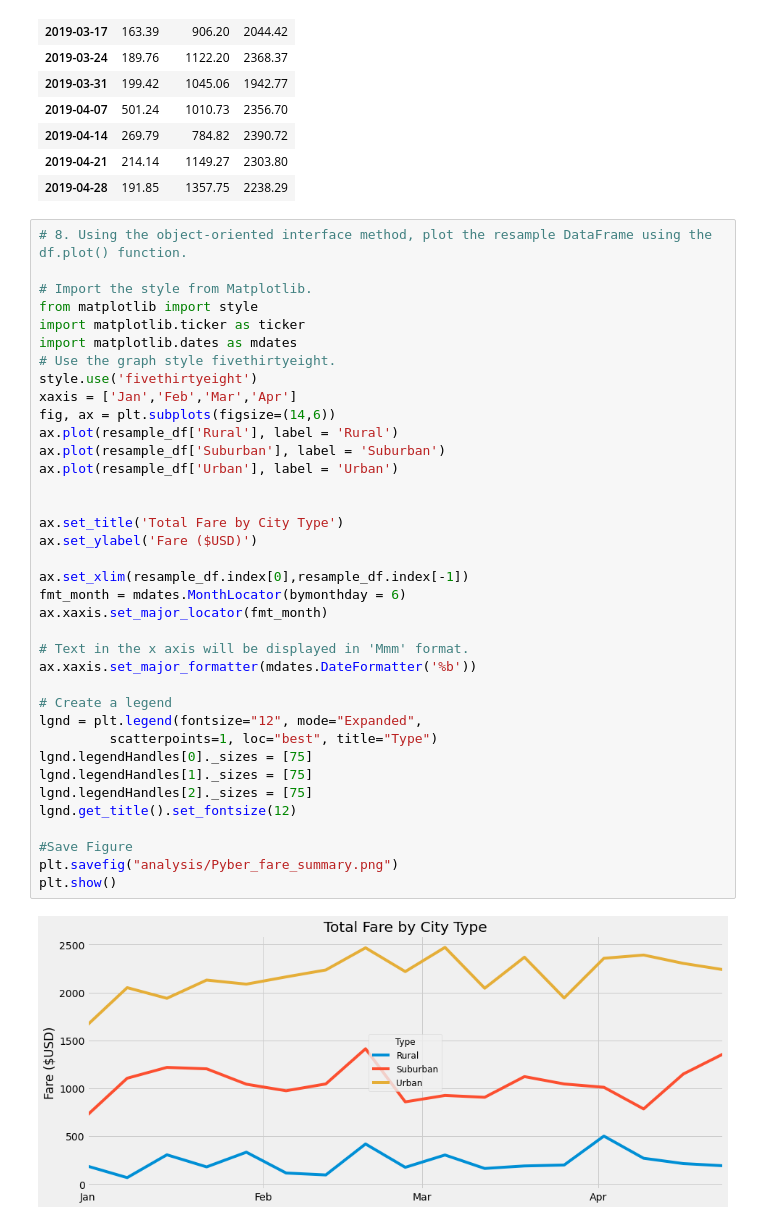
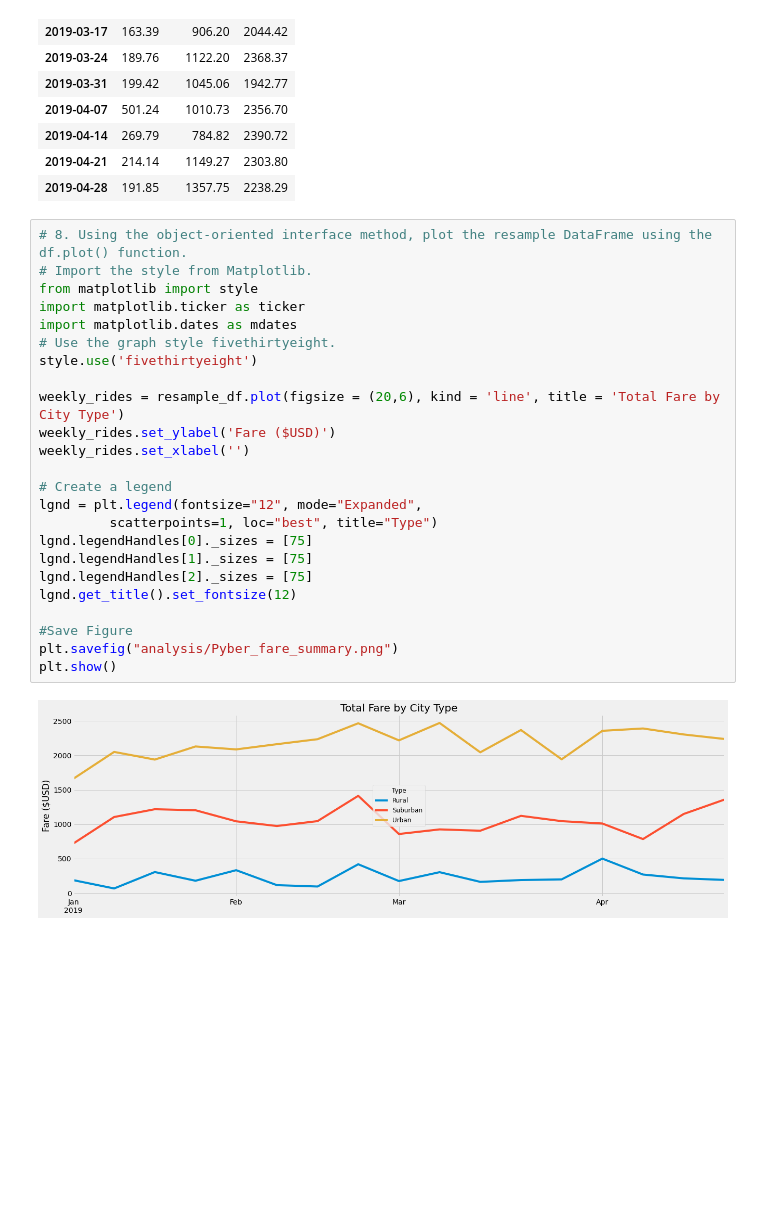
Before and after one commit to DibbleJ/PyBer_Analysis, a Jupyter notebook: PyBer_Challenge.ipynb, the cells around one changed output. Drawn from its saved outputs; the diff is of its cells as text; blank space fills up the shorter version.

Commit message:
Improvement of Final Line Graph

```diff
--- a/PyBer_Challenge.ipynb
+++ b/PyBer_Challenge.ipynb
@@ -192,40 +192,27 @@ resample_df
 | 2019-04-28 | 191.85 | 1357.75 | 2238.29 |
 # %%
 # 8. Using the object-oriented interface method, plot the resample DataFrame using the df.plot() function.
-
 # Import the style from Matplotlib.
 from matplotlib import style
 import matplotlib.ticker as ticker
 import matplotlib.dates as mdates
 # Use the graph style fivethirtyeight.
 style.use('fivethirtyeight')
-xaxis = ['Jan','Feb','Mar','Apr']
-fig, ax = plt.subplots(figsize=(14,6))
-ax.plot(resample_df['Rural'], label = 'Rural')
-ax.plot(resample_df['Suburban'], label = 'Suburban')
-ax.plot(resample_df['Urban'], label = 'Urban')
 
-
-ax.set_title('Total Fare by City Type')
-ax.set_ylabel('Fare ($USD)')
-
-ax.set_xlim(resample_df.index[0],resample_df.index[-1])
-fmt_month = mdates.MonthLocator(bymonthday = 6)
-ax.xaxis.set_major_locator(fmt_month)
-
-# Text in the x axis will be displayed in 'Mmm' format.
-ax.xaxis.set_major_formatter(mdates.DateFormatter('%b'))
+weekly_rides = resample_df.plot(figsize = (20,6), kind = 'line', title = 'Total Fare by City Type')
+weekly_rides.set_ylabel('Fare ($USD)')
+weekly_rides.set_xlabel('')
 
 # Create a legend
 lgnd = plt.legend(fontsize="12", mode="Expanded",
          scatterpoints=1, loc="best", title="Type")
 lgnd.legendHandles[0]._sizes = [75]
 lgnd.legendHandles[1]._sizes = [75]
 lgnd.legendHandles[2]._sizes = [75]
 lgnd.get_title().set_fontsize(12)
 
 #Save Figure
 plt.savefig("analysis/Pyber_fare_summary.png")
 plt.show()
 # %% [output]
-[figure, old version]
+[figure, new version]
```
Also changed, not shown: 1 other file.
